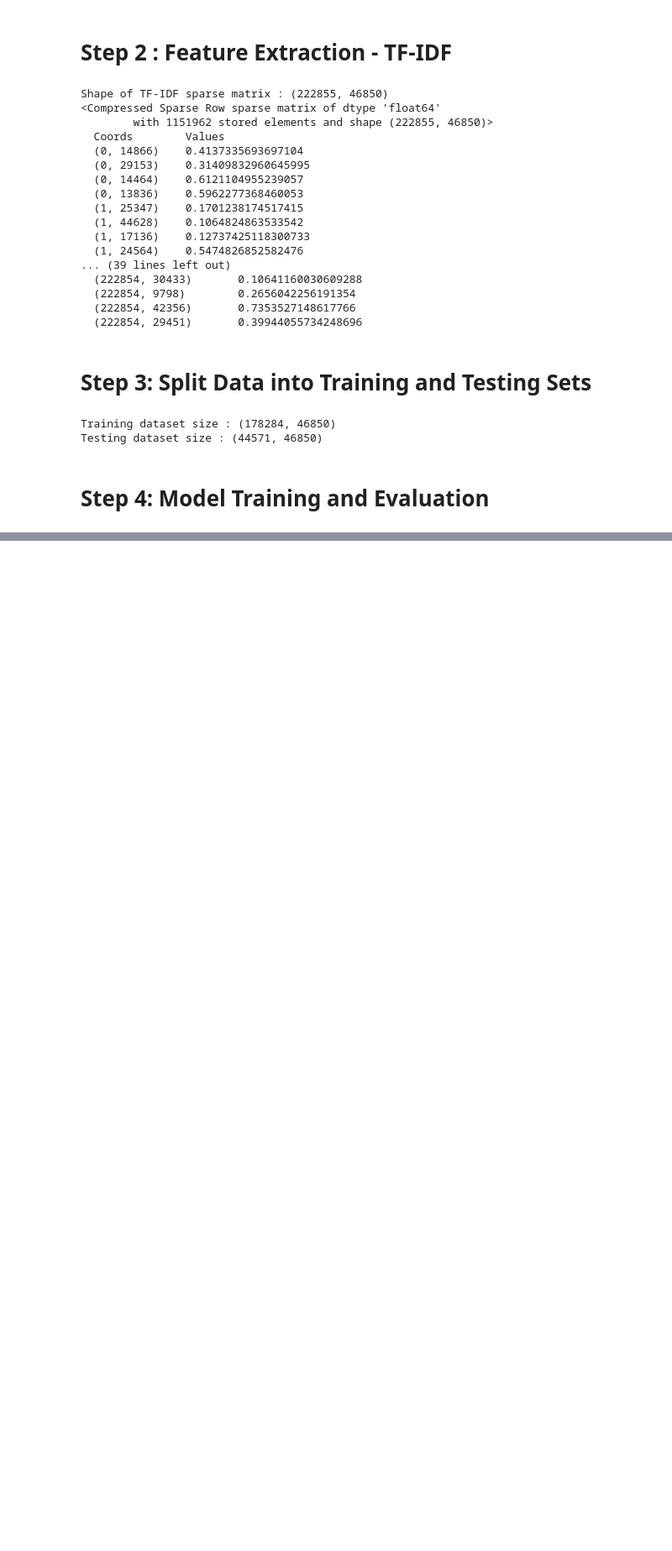
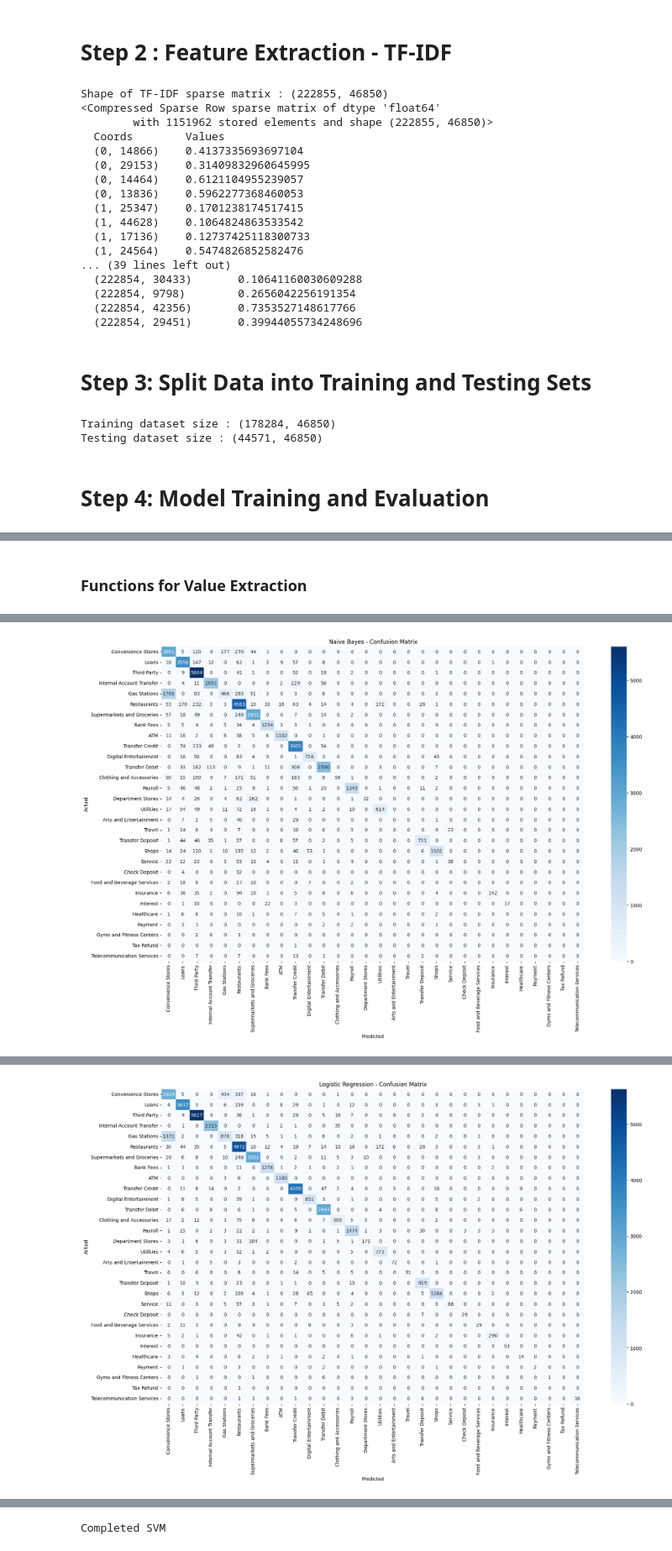
Before and after one commit to JohnstonYap/predict-bank-trans-category, a Jupyter notebook: code.ipynb, the cells around one changed output, grey strips where cells are left out. Shown at 84% size. Saved outputs shown, nothing was run; the diff lists cells and outputs as text; code cells hidden in the pictures; blank space fills up the shorter version.

```diff
--- a/code.ipynb
+++ b/code.ipynb
@@ -530,0 +503,2 @@ Loading existing SVM model...
+# %% [markdown]
+### Functions for Value Extraction
@@ -530,0 +528,63 @@ Loading existing SVM model...
+# %%
+# Define models with names
+models = {
+    'Naive Bayes': MultinomialNB(),
+    'Logistic Regression': LogisticRegression(max_iter=1000),
+    'Random Forest': RandomForestClassifier(n_jobs=-1),
+    'SVM': SVC(kernel='linear')
+}
+
+# Ensure the models directory exists
+os.makedirs('models', exist_ok=True)
+
+# target_names contain unique class names
+target_names = y_train.unique()
+
+# Create dictionaries to store metrics
+training_times = {}
+accuracies = {}
+f1_scores = {}
+
+# Manage and evaluate models
+for model_name, model in models.items():
+    k = 5
+    results = manage_model(model_name, model, x_train, y_train, x_test, y_test, target_names, n_splits=k)
+
+    # Get training time from CSV
+    training_time_csv = get_training_time_from_csv(model_name)
+
+    if training_time_csv != 'Not Available':
+        training_times[model_name] = training_time_csv
+    else:
+        training_times[model_name] = 'Not Available'
+
+    # Store accuracy
+    accuracies[model_name] = results['accuracy'] * 100  # Convert to percentage
+
+    # Extract and store F1 score
+    report = results['classification_report']
+    lines = report.split('\n')
+    f1_score_line = lines[-2].strip().split()
+    f1_score = float(f1_score_line[4])
+
+    print(f"\n{model_name} Results:")
+    print(f"K-Fold Cross Validation : {k}")
+    print(f"Accuracy: {results['accuracy'] * 100:.2f}%")
+
+    if f1_score is not None:
+        f1_scores[model_name] = f1_score
+        print(f"F1 Score: {f1_score:.2f}")
+    else:
+        print("F1 Score could not be extracted")
+
+    if training_time_csv != 'Not Available':
+        print(f"Training Time (from CSV): {training_time_csv:.2f} seconds")
+    else:
+        print(f"Training Time (from CSV): Not Available")
+
+    print(f"Prediction Time: {results['prediction_time']:.2f} seconds")
+    print(f"Classification Report:\n{results['classification_report']}")
+    plot_confusion_matrix(results['confusion_matrix'], model_name, target_names)
+
+    print(f"Completed {model_name}\n")
+# %% [output]
@@ -530,0 +608 @@ Loading existing SVM model...
+[figure, added]
@@ -530,0 +626 @@ Loading existing SVM model...
+[figure, added]
@@ -531 +663,2 @@ Loading existing SVM model...
+Completed SVM
 # %% [markdown]
```
Also changed, not shown: parts of 20 cells of this notebook, 2 other files.
